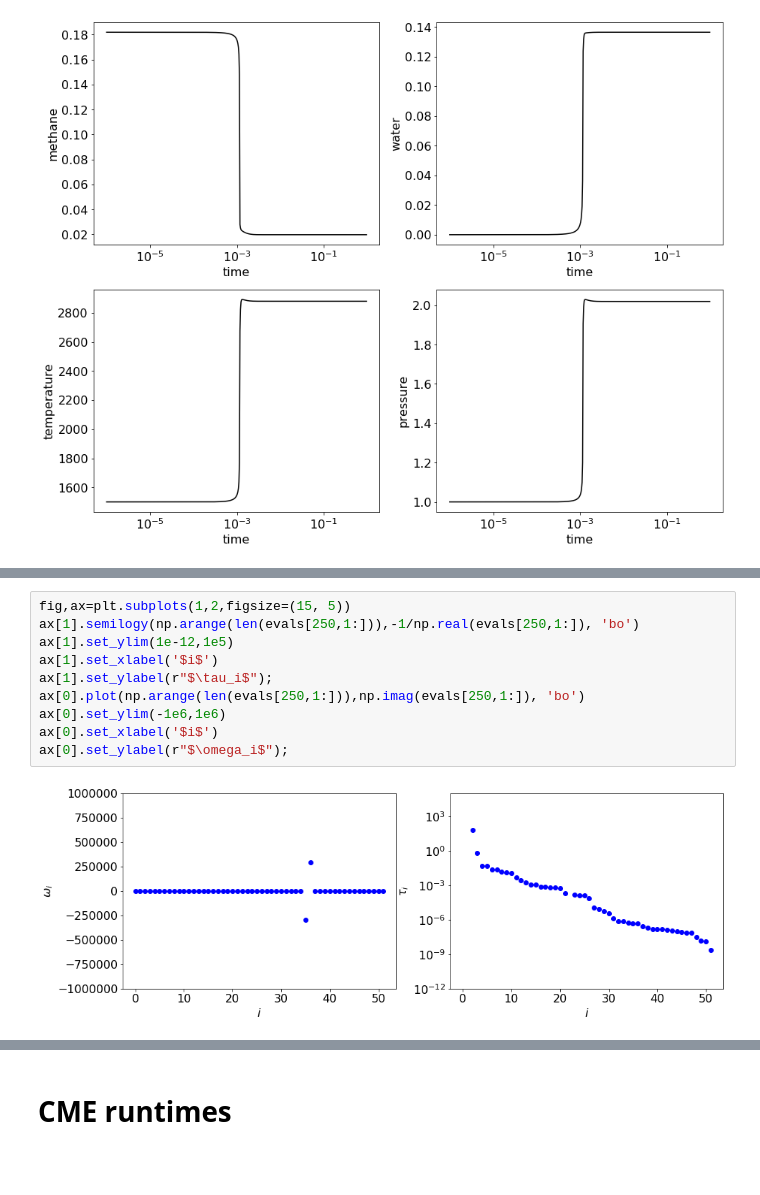
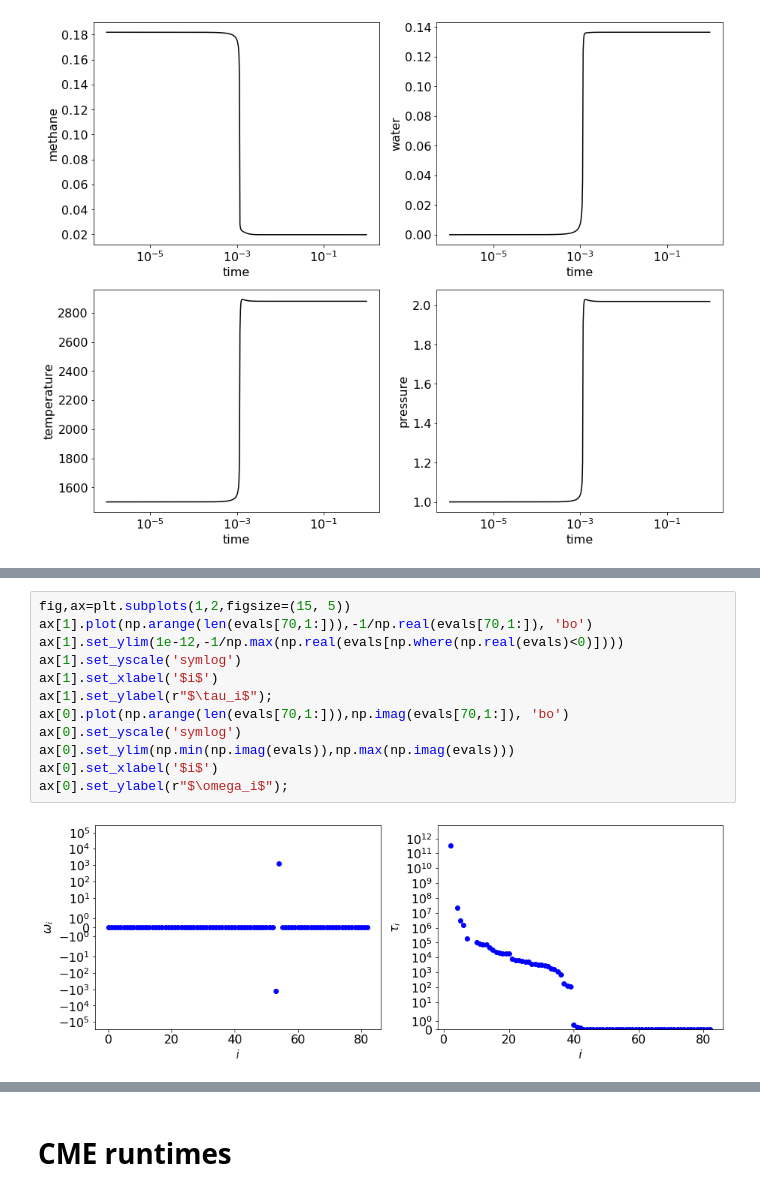
Before and after one commit to znicolaou/ratematrix, a Jupyter notebook: plots.ipynb, the cells around one changed output, grey strips where cells are left out. Drawn from its saved outputs; the diff is of its cells as text; blank space fills up the shorter version.

```diff
--- a/plots.ipynb
+++ b/plots.ipynb
@@ -75,13 +143,15 @@ for n in range(len(evals)):
 # %%
 fig,ax=plt.subplots(1,2,figsize=(15, 5))
-ax[1].semilogy(np.arange(len(evals[250,1:])),-1/np.real(evals[250,1:]), 'bo')
-ax[1].set_ylim(1e-12,1e5)
+ax[1].plot(np.arange(len(evals[70,1:])),-1/np.real(evals[70,1:]), 'bo')
+ax[1].set_ylim(1e-12,-1/np.max(np.real(evals[np.where(np.real(evals)<0)])))
+ax[1].set_yscale('symlog')
 ax[1].set_xlabel('$i$')
 ax[1].set_ylabel(r"$\tau_i$");
-ax[0].plot(np.arange(len(evals[250,1:])),np.imag(evals[250,1:]), 'bo')
-ax[0].set_ylim(-1e6,1e6)
+ax[0].plot(np.arange(len(evals[70,1:])),np.imag(evals[70,1:]), 'bo')
+ax[0].set_yscale('symlog')
+ax[0].set_ylim(np.min(np.imag(evals)),np.max(np.imag(evals)))
 ax[0].set_xlabel('$i$')
 ax[0].set_ylabel(r"$\omega_i$");
 # %% [output]
-[figure, old version]
+[figure, new version]
 # %%
```
Also changed, not shown: parts of 9 cells of this notebook, 2 other files.
